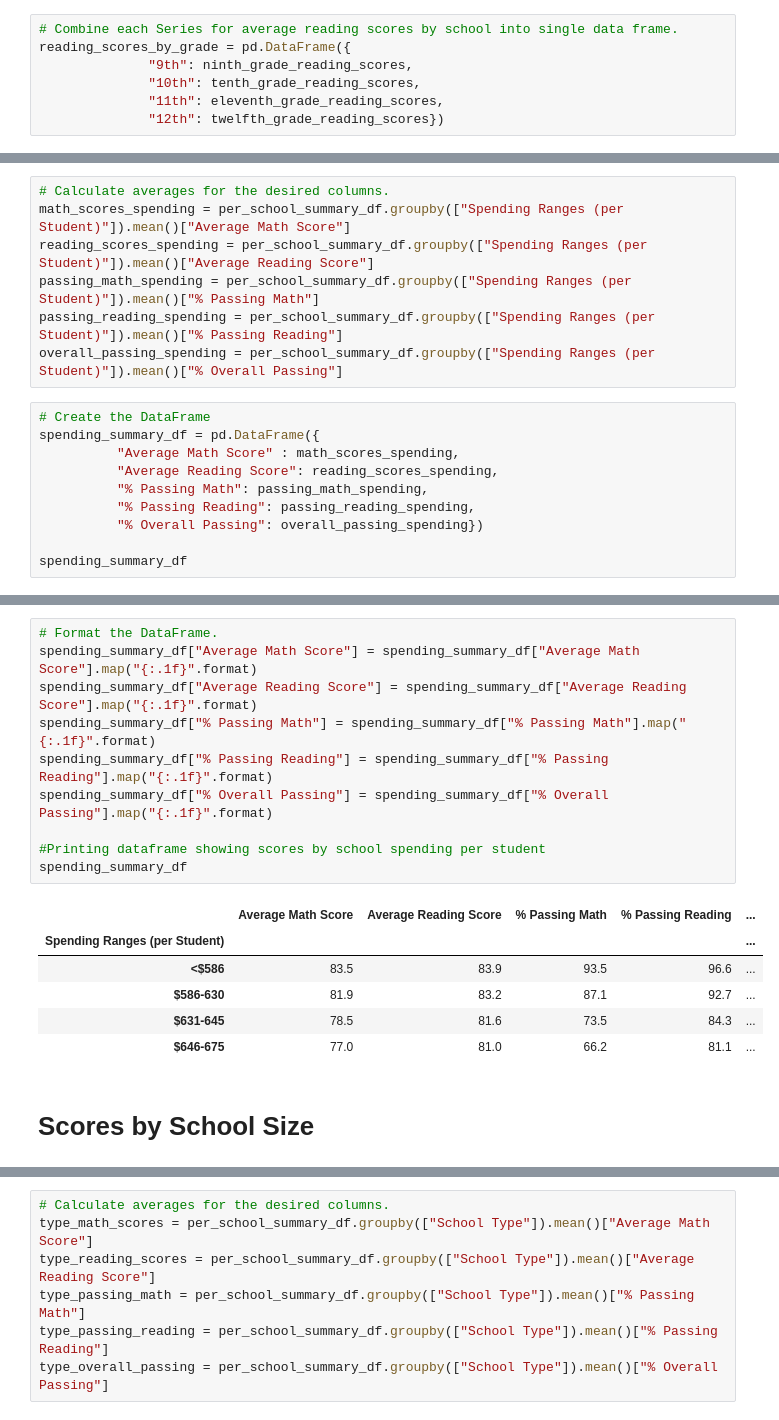
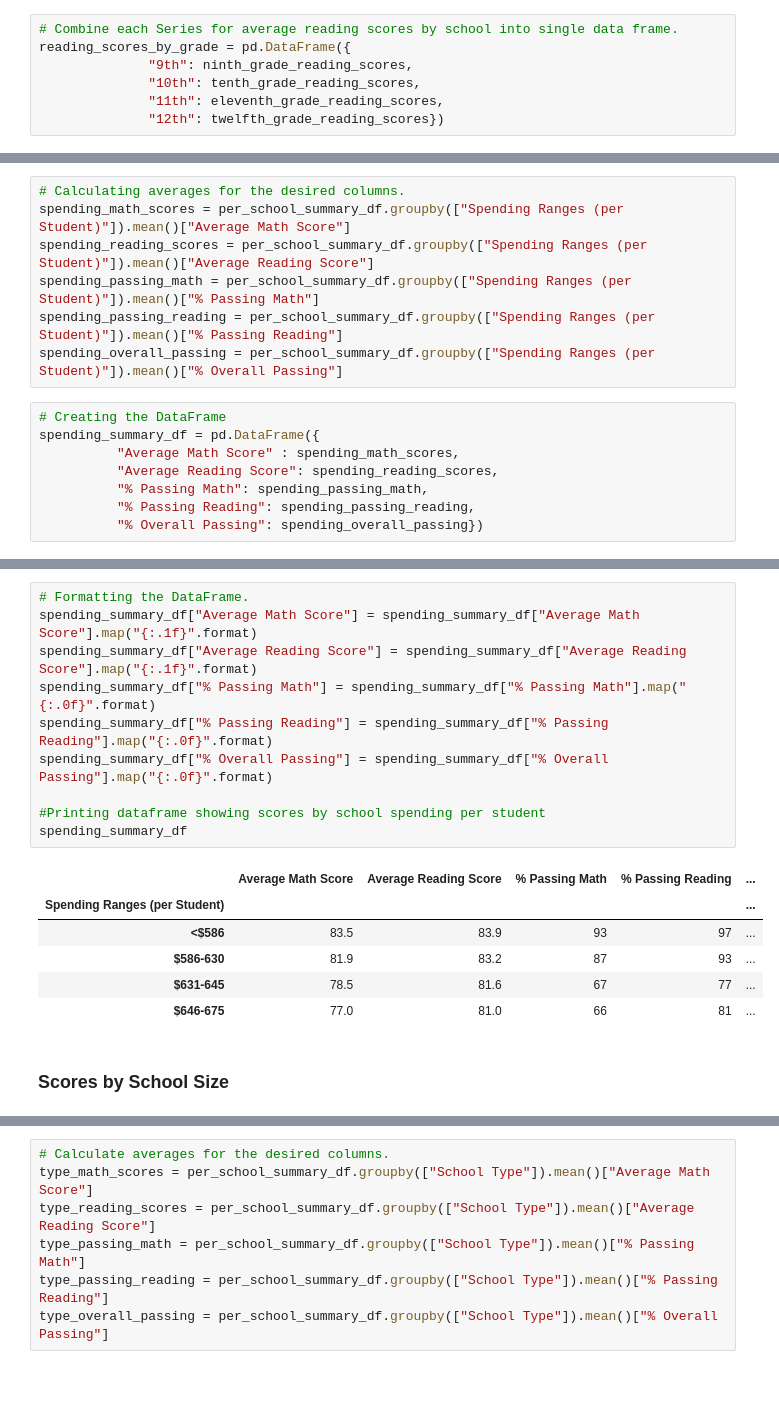
Before and after one commit to bfox87/School_District_Analysis, a Jupyter notebook: PyCitySchools_Challenge.ipynb, the cells around one changed output, grey strips where cells are left out. Cells and saved outputs as stored; diff of their text form; blank space fills up the shorter version.

```diff
--- a/PyCitySchools_Challenge.ipynb
+++ b/PyCitySchools_Challenge.ipynb
@@ -432,18 +379,16 @@ group_names = ["<$586", "$586-630", "$631-645", "$646-675"]
 per_school_summary_df["Spending Ranges (per Student)"] = pd.cut(per_school_capita, spending_bins, labels=group_names)
 # %%
-# Calculate averages for the desired columns.
-math_scores_spending = per_school_summary_df.groupby(["Spending Ranges (per Student)"]).mean()["Average Math Score"]
-reading_scores_spending = per_school_summary_df.groupby(["Spending Ranges (per Student)"]).mean()["Average Reading Score"]
-passing_math_spending = per_school_summary_df.groupby(["Spending Ranges (per Student)"]).mean()["% Passing Math"]
-passing_reading_spending = per_school_summary_df.groupby(["Spending Ranges (per Student)"]).mean()["% Passing Reading"]
-overall_passing_spending = per_school_summary_df.groupby(["Spending Ranges (per Student)"]).mean()["% Overall Passing"]
+# Calculating averages for the desired columns.
+spending_math_scores = per_school_summary_df.groupby(["Spending Ranges (per Student)"]).mean()["Average Math Score"]
+spending_reading_scores = per_school_summary_df.groupby(["Spending Ranges (per Student)"]).mean()["Average Reading Score"]
+spending_passing_math = per_school_summary_df.groupby(["Spending Ranges (per Student)"]).mean()["% Passing Math"]
+spending_passing_reading = per_school_summary_df.groupby(["Spending Ranges (per Student)"]).mean()["% Passing Reading"]
+spending_overall_passing = per_school_summary_df.groupby(["Spending Ranges (per Student)"]).mean()["% Overall Passing"]
 # %%
-# Create the DataFrame
+# Creating the DataFrame
 spending_summary_df = pd.DataFrame({
-          "Average Math Score" : math_scores_spending,
-          "Average Reading Score": reading_scores_spending,
-          "% Passing Math": passing_math_spending,
-          "% Passing Reading": passing_reading_spending,
-          "% Overall Passing": overall_passing_spending})
-
-spending_summary_df
+          "Average Math Score" : spending_math_scores,
+          "Average Reading Score": spending_reading_scores,
+          "% Passing Math": spending_passing_math,
+          "% Passing Reading": spending_passing_reading,
+          "% Overall Passing": spending_overall_passing})
@@ -457,20 +395,20 @@ spending_summary_df
 # %%
-# Format the DataFrame.
+# Formatting the DataFrame.
 spending_summary_df["Average Math Score"] = spending_summary_df["Average Math Score"].map("{:.1f}".format)
 spending_summary_df["Average Reading Score"] = spending_summary_df["Average Reading Score"].map("{:.1f}".format)
-spending_summary_df["% Passing Math"] = spending_summary_df["% Passing Math"].map("{:.1f}".format)
-spending_summary_df["% Passing Reading"] = spending_summary_df["% Passing Reading"].map("{:.1f}".format)
-spending_summary_df["% Overall Passing"] = spending_summary_df["% Overall Passing"].map("{:.1f}".format)
+spending_summary_df["% Passing Math"] = spending_summary_df["% Passing Math"].map("{:.0f}".format)
+spending_summary_df["% Passing Reading"] = spending_summary_df["% Passing Reading"].map("{:.0f}".format)
+spending_summary_df["% Overall Passing"] = spending_summary_df["% Overall Passing"].map("{:.0f}".format)
 
 #Printing dataframe showing scores by school spending per student
 spending_summary_df
 # %% [output]
 |  | Average Math Score | Average Reading Score | % Passing Math | % Passing Reading | ... |
 | Spending Ranges (per Student) |  |  |  |  | ... |
-| <$586 | 83.5 | 83.9 | 93.5 | 96.6 | ... |
-| $586-630 | 81.9 | 83.2 | 87.1 | 92.7 | ... |
-| $631-645 | 78.5 | 81.6 | 73.5 | 84.3 | ... |
-| $646-675 | 77.0 | 81.0 | 66.2 | 81.1 | ... |
+| <$586 | 83.5 | 83.9 | 93 | 97 | ... |
+| $586-630 | 81.9 | 83.2 | 87 | 93 | ... |
+| $631-645 | 78.5 | 81.6 | 67 | 77 | ... |
+| $646-675 | 77.0 | 81.0 | 66 | 81 | ... |
 # %% [markdown]
-# Scores by School Size
+### Scores by School Size
 # %%
```
Also changed, not shown: parts of 77 cells of this notebook.
